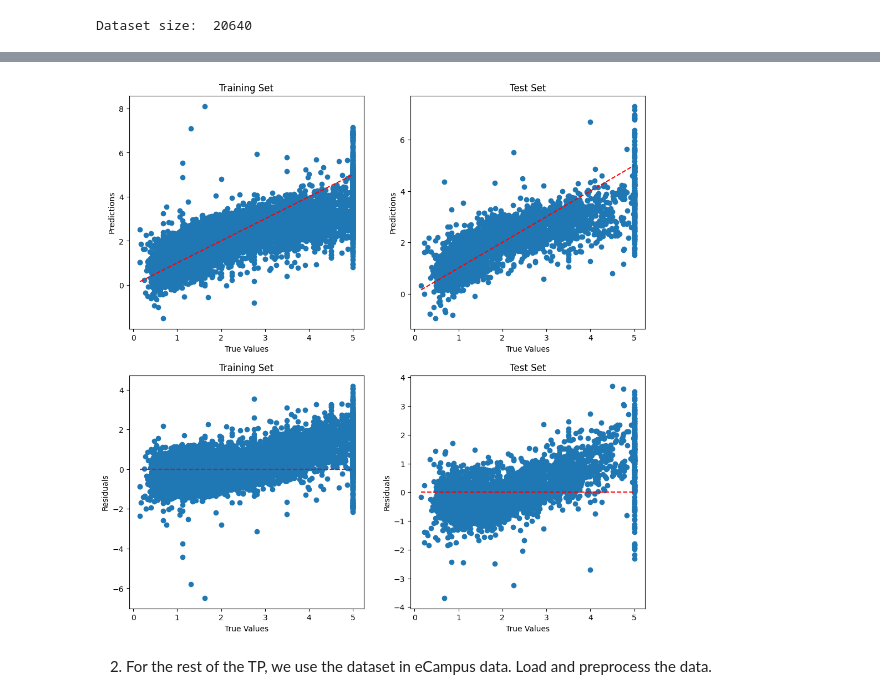
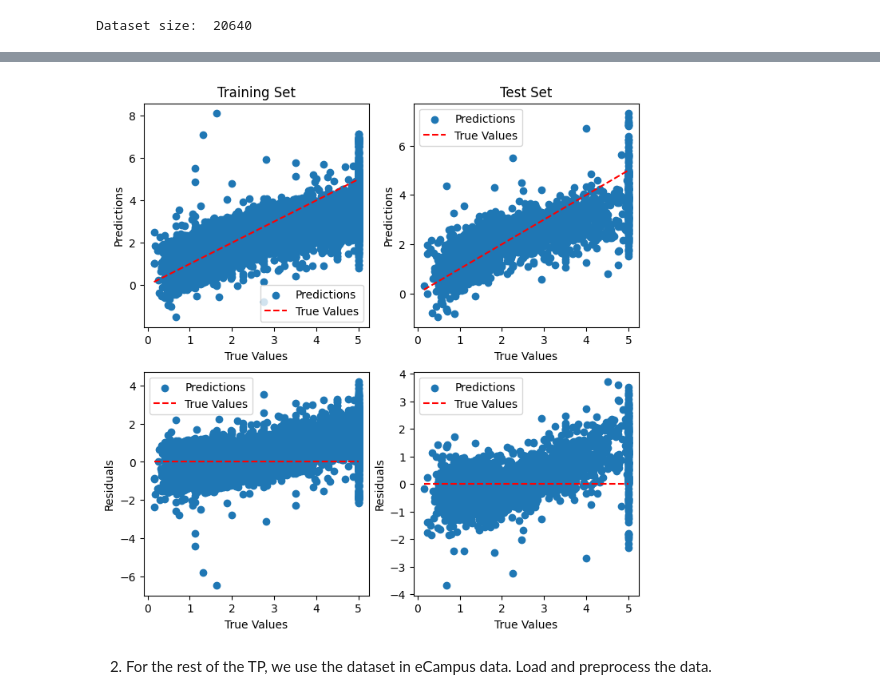
Before and after one commit to dftorresro/SDTSIA---2nd-TP-Linear-regression-, a Jupyter notebook: TP2_Linear_regression.ipynb, the cells around one changed output, grey strips where cells are left out. Saved outputs shown, nothing was run; the diff lists cells and outputs as text; code cells hidden in the pictures.

```diff
--- a/TP2_Linear_regression.ipynb
+++ b/TP2_Linear_regression.ipynb
@@ -77,6 +61,24 @@ def mse(y, y_hat):
 # R2 Function
 def r2(y, y_hat):
     return 1 - mse(y, y_hat) / np.var(y)
+# %%
+# Estimating the parameters ----------------------------------------------------
+# Calculating the parameters for the training set
+XtX_train_1p = np.dot(X_train_1p.T, X_train_1p)
+Xty_train_1p = np.dot(X_train_1p.T, y_train_1p)
+beta_train_1p = np.dot(np.linalg.inv(XtX_train_1p), Xty_train_1p)
+
+# Calculating the parameters for the testing set
+XtX_test_1p = np.dot(X_test_1p.T, X_test_1p)
+Xty_test_1p = np.dot(X_test_1p.T, y_test_1p)
+beta_test_1p = np.dot(np.linalg.inv(XtX_test_1p), Xty_test_1p)
+
+# Computing the solutions -------------------------------------------------------
+# Computing the solution for the training set
+y_hat_train_1p = np.dot(X_train_1p, beta_train_1p)
+
+# Computing the solution for the testing set
+y_hat_test_1p = np.dot(X_test_1p, beta_test_1p)
 # %%
 # Comparing the training set with the sklearn library -------------------------
 print('Training set: --------------------------')
@@ -173,40 +180,42 @@ Text(0.5, 1.0, 'Histogram of residuals')
 # %%
-plt.figure(figsize=(12, 12))
+plt.figure(figsize=(8, 8))
 
 # Plotting the training set
 plt.subplot(2, 2, 1)
-plt.scatter(y_train, y_hat_train)
-plt.plot([min(y_train), max(y_train)], [min(y_train), max(y_train)], color='red', linestyle='--')
+plt.scatter(y_train_1p, y_hat_train_1p)
+plt.plot([min(y_train_1p), max(y_train_1p)], [min(y_train_1p), max(y_train_1p)], color='red', linestyle='--')
 plt.xlabel('True Values')
 plt.ylabel('Predictions')
+plt.legend(['Predictions', 'True Values'])
 plt.title('Training Set')
 
 # Plotting the test set
 plt.subplot(2, 2, 2)
-plt.scatter(y_test, y_hat_test)
-plt.plot([min(y_test), max(y_test)], [min(y_test), max(y_test)], color='red', linestyle='--')
+plt.scatter(y_test_1p, y_hat_test_1p)
+plt.plot([min(y_test_1p), max(y_test_1p)], [min(y_test_1p), max(y_test_1p)], color='red', linestyle='--')
 plt.xlabel('True Values')
 plt.ylabel('Predictions')
+plt.legend(['Predictions', 'True Values'])
 plt.title('Test Set')
 
 # Plotting the residuals for the training set
 plt.subplot(2, 2, 3)
-plt.scatter(y_train, y_train - y_hat_train)
-plt.plot([min(y_train), max(y_train)], [0, 0], color='red', linestyle='--')
+plt.scatter(y_train_1p, y_train_1p - y_hat_train_1p)
+plt.plot([min(y_train_1p), max(y_train_1p)], [0, 0], color='red', linestyle='--')
 plt.xlabel('True Values')
 plt.ylabel('Residuals')
-plt.title('Training Set')
+plt.legend(['Predictions', 'True Values'])
 
 # Plotting the residuals for the test set
 plt.subplot(2, 2, 4)
-plt.scatter(y_test, y_test - y_hat_test)
-plt.plot([min(y_test), max(y_test)], [0, 0], color='red', linestyle='--')
+plt.scatter(y_test_1p, y_test_1p - y_hat_test_1p)
+plt.plot([min(y_test_1p), max(y_test_1p)], [0, 0], color='red', linestyle='--')
 plt.xlabel('True Values')
 plt.ylabel('Residuals')
-plt.title('Test Set')
+plt.legend(['Predictions', 'True Values'])
 
 plt.show()
 # %% [output]
-[figure, old version]
+[figure, new version]
 # %% [markdown]
 2. For the rest of the TP, we use the dataset in eCampus data. Load and preprocess the data.
```
Also changed, not shown: parts of 25 cells of this notebook.
